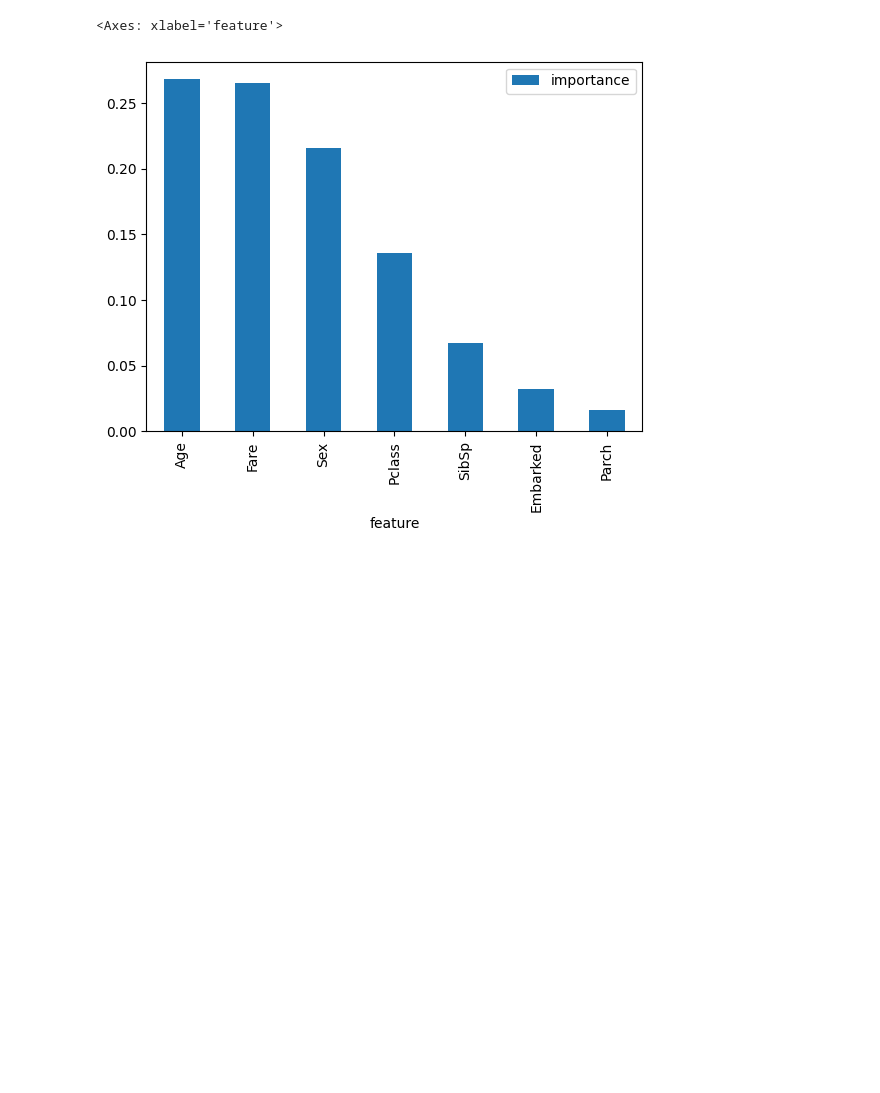
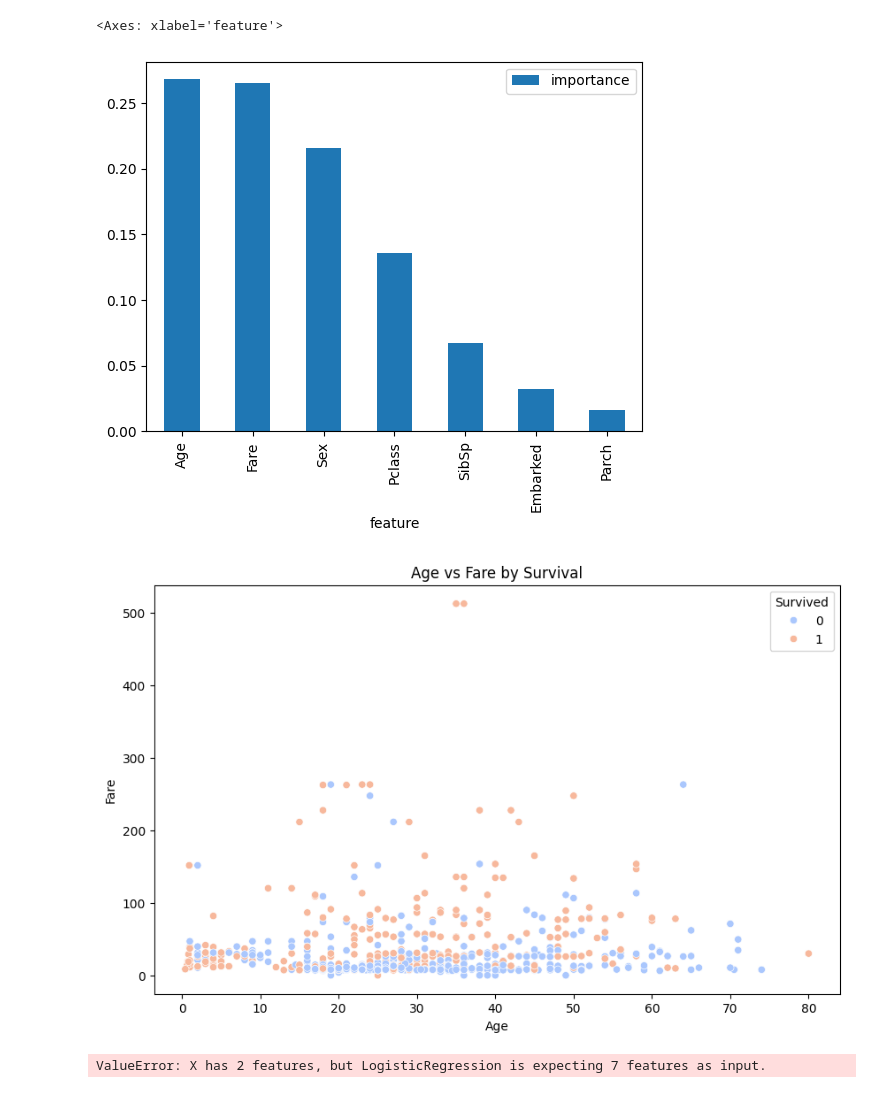
Before and after one commit to jung1230/4Fun, a Jupyter notebook: Titanic - Machine Learning from Disaster(kaggle challenge))/titanic.ipynb, the cells around one changed output. Drawn from its saved outputs; the diff is of its cells as text; code cells hidden in the pictures; blank space fills up the shorter version.

Commit message:
try visualization for log reg

```diff
--- a/Titanic - Machine Learning from Disaster(kaggle challenge))/titanic.ipynb
+++ b/Titanic - Machine Learning from Disaster(kaggle challenge))/titanic.ipynb
@@ -524,3 +524,60 @@ importances.plot.bar()
 # %% [output]
 <Axes: xlabel='feature'>
 [figure]
+# %%
+import matplotlib.pyplot as plt
+import seaborn as sns
+import numpy as np
+from matplotlib.colors import ListedColormap
+from sklearn.metrics import roc_curve, roc_auc_score
+
+# Select only two features for simplicity
+features = ['Age', 'Fare']
+x_simple = TrainData[features]
+y_simple = TrainData['Survived']
+
+# Handle missing values
+x_simple['Age'].fillna(x_simple['Age'].median(), inplace=True)
+x_simple['Fare'].fillna(x_simple['Fare'].median(), inplace=True)
+
+# Standardize the features
+scaler = StandardScaler()
+x_simple_scaled = scaler.fit_transform(x_simple)
+
+# Split the dataset into 80% training and 20% validation
+x_train_simple, x_val_simple, y_train_simple, y_val_simple = train_test_split(x_simple_scaled, y_simple, test_size=0.2, random_state=0)
+
+# Initialize and train the model
+LogReg_simple = LogisticRegression()
+LogReg_simple.fit(x_train_simple, y_train_simple)
+# Plot the data distribution
+plt.figure(figsize=(10, 6))
+sns.scatterplot(x=TrainData['Age'], y=TrainData['Fare'], hue=TrainData['Survived'], palette='coolwarm')
+plt.title('Age vs Fare by Survival')
+plt.xlabel('Age')
+plt.ylabel('Fare')
+plt.legend(title='Survived', loc='best')
+plt.show()
+
+# Define the range for the mesh grid
+x_min, x_max = x_simple_scaled[:, 0].min() - 1, x_simple_scaled[:, 0].max() + 1
+y_min, y_max = x_simple_scaled[:, 1].min() - 1, x_simple_scaled[:, 1].max() + 1
+xx, yy = np.meshgrid(np.arange(x_min, x_max, 0.1),
+                     np.arange(y_min, y_max, 0.1))
+
+# Predict on the mesh grid
+Z = LogReg_simple.predict(np.c_[xx.ravel(), yy.ravel()])
+Z = Z.reshape(xx.shape)
+
+# Plot the decision boundary
+plt.figure(figsize=(10, 6))
+plt.contourf(xx, yy, Z, alpha=0.8, cmap=ListedColormap(['#FF0000', '#0000FF']))
+sns.scatterplot(x=x_simple_scaled[:, 0], y=x_simple_scaled[:, 1], hue=y_simple, palette='coolwarm', edgecolor='k')
+plt.title('Decision Boundary')
+plt.xlabel('Age (standardized)')
+plt.ylabel('Fare (standardized)')
+plt.legend(title='Survived', loc='best')
+plt.show()
+# %% [output]
+[figure, added]
+ValueError: X has 2 features, but LogisticRegression is expecting 7 features as input.
```
